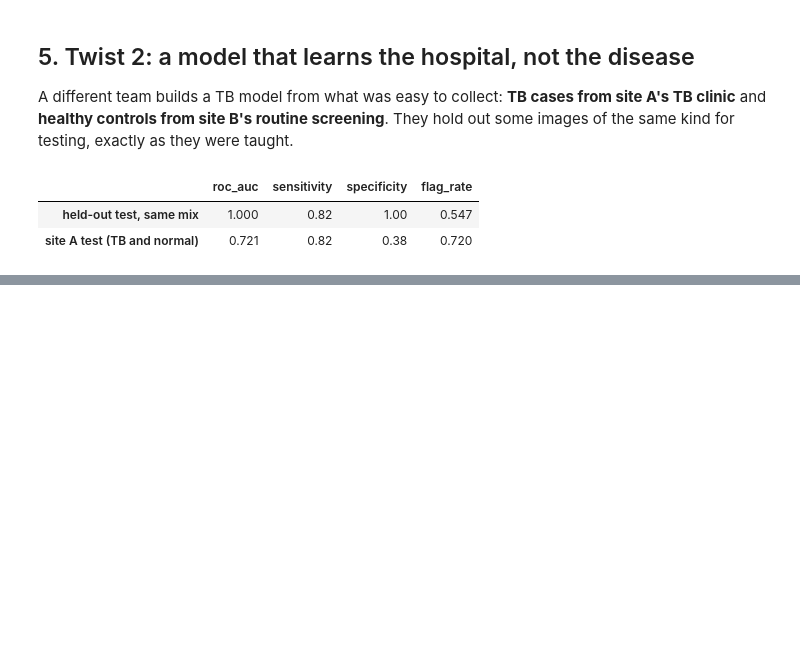
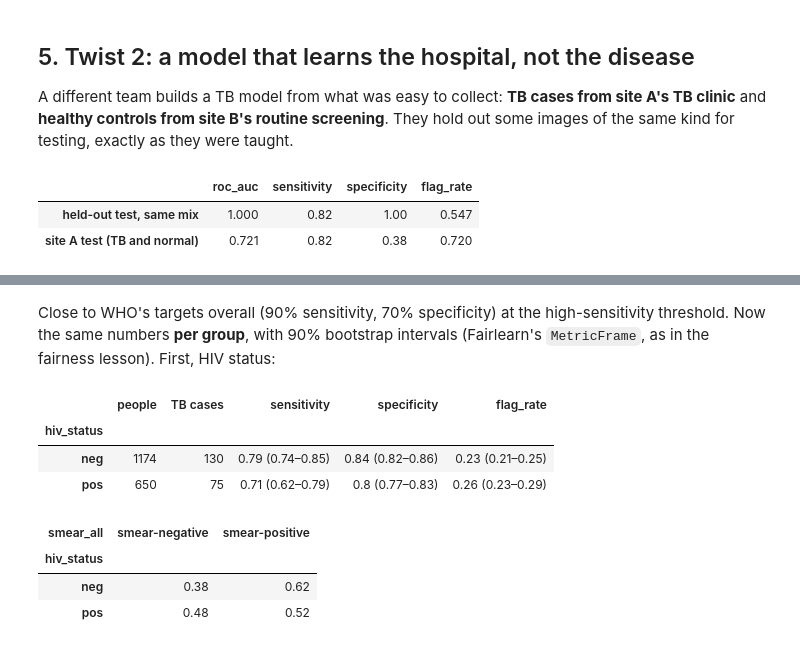
Before and after one commit to firmaye/MLOps-Workshop, a Jupyter notebook: 07-tb-xray/tb_screening.ipynb, the cells around one changed output, grey strips where cells are left out. Saved outputs shown, nothing was run; the diff lists cells and outputs as text; code cells hidden in the pictures; blank space fills up the shorter version.

```diff
--- a/07-tb-xray/tb_screening.ipynb
+++ b/07-tb-xray/tb_screening.ipynb
@@ -429,0 +397,33 @@ Questions for the programme, not the data scientist:
+# %% [markdown]
+Close to WHO's targets overall (90% sensitivity, 70% specificity) at the high-sensitivity threshold.
+Now the same numbers **per group**, with 90% bootstrap intervals (Fairlearn's `MetricFrame`, as in
+the fairness lesson). First, HIV status:
+# %%
+def by_group(column, threshold, n_boot=500):
+    """Sensitivity, specificity and flag rate per group, with 90% bootstrap intervals."""
+    metrics = {"sensitivity": lambda y, f: f[y == 1].mean(),
+               "specificity": lambda y, f: 1 - f[y == 0].mean(),
+               "flag_rate": lambda y, f: f.mean()}
+    mf = MetricFrame(metrics=metrics, y_true=z.tb.to_numpy(), y_pred=(z.tb_score >= threshold).to_numpy(),
+                     sensitive_features=z[column], n_boot=n_boot, ci_quantiles=[0.05, 0.95], random_state=0)
+    lo, hi = mf.by_group_ci
+    table = mf.by_group.round(2).astype(str) + "  (" + lo.round(2).astype(str) + "–" + hi.round(2).astype(str) + ")"
+    table.insert(0, "TB cases", z.groupby(column).tb.sum())
+    table.insert(0, "people", z.groupby(column).size())
+    return table
+
+
+by_group("hiv_status", BALANCED)
+# %% [output]
+|  | people | TB cases | sensitivity | specificity | flag_rate |
+| hiv_status |  |  |  |  |  |
+| neg | 1174 | 130 | 0.79 (0.74–0.85) | 0.84 (0.82–0.86) | 0.23 (0.21–0.25) |
+| pos | 650 | 75 | 0.71 (0.62–0.79) | 0.8 (0.77–0.83) | 0.26 (0.23–0.29) |
+# %%
+z[z.tb == 1].groupby("hiv_status").smear_all.value_counts(normalize=True).unstack().round(2).rename(
+    columns={"neg": "smear-negative", "pos": "smear-positive"})
+# %% [output]
+| smear_all | smear-negative | smear-positive |
+| hiv_status |  |  |
+| neg | 0.38 | 0.62 |
+| pos | 0.48 | 0.52 |
```
Also changed, not shown: parts of 10 cells of this notebook, 6 other files.
